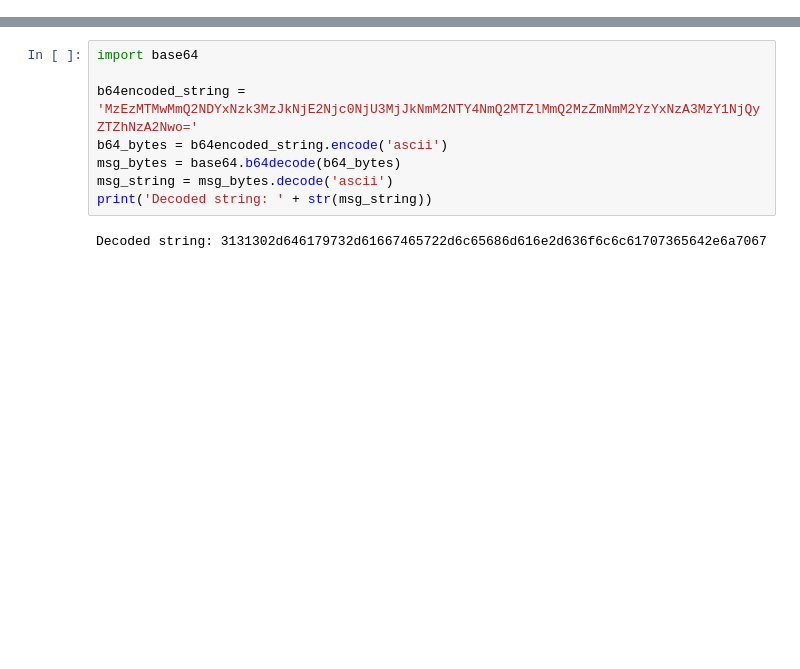
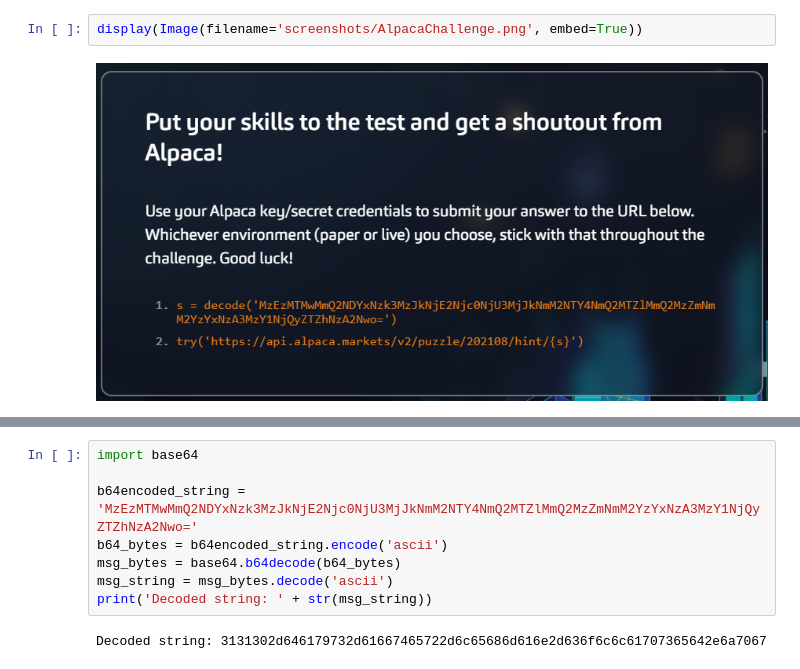
Before and after one commit to roderpad/AlpacaPuzzle, a Jupyter notebook: AlpacaCryptoPuzzle.ipynb, the cells around one changed output, grey strips where cells are left out. Saved outputs shown, nothing was run; the diff lists cells and outputs as text; blank space fills up the shorter version.

```diff
--- a/AlpacaCryptoPuzzle.ipynb
+++ b/AlpacaCryptoPuzzle.ipynb
@@ -1 +14,5 @@
+# %%
+display(Image(filename='screenshots/AlpacaChallenge.png', embed=True))
+# %% [output]
+[figure, added]
 # %% [markdown]
```
Also changed, not shown: parts of 17 cells of this notebook, 2 other files.
